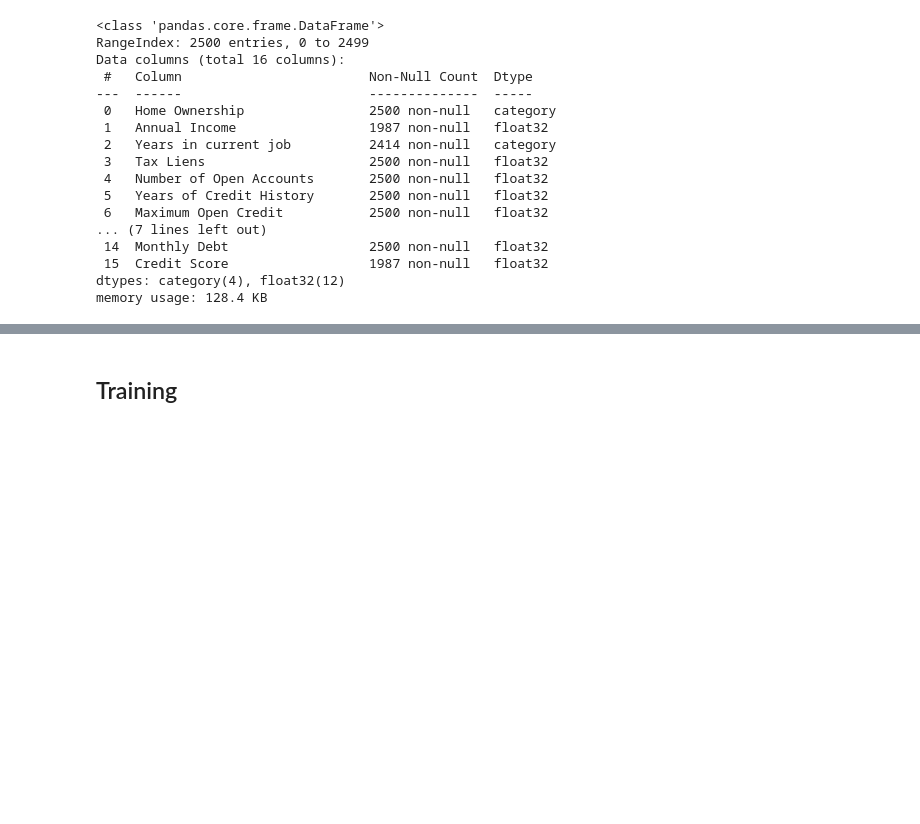
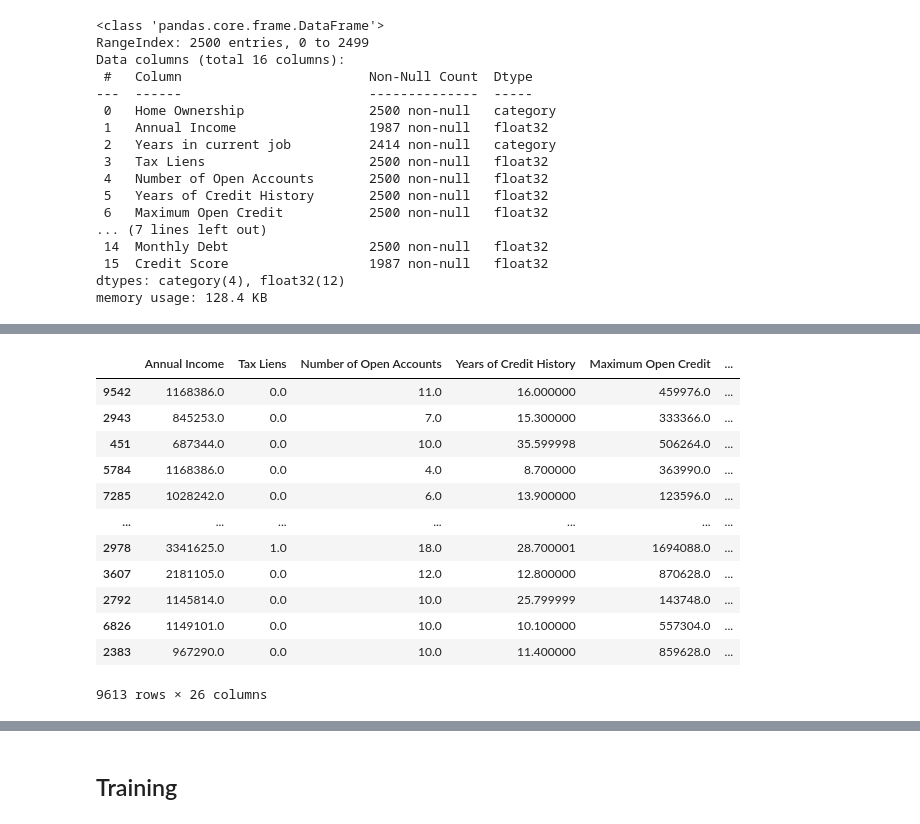
Before and after one commit to ro-mak/ClassificationCourseProject, a Jupyter notebook: ClassificationCourseProject.ipynb, the cells around one changed output, grey strips where cells are left out. Cells and saved outputs as stored; diff of their text form; code cells hidden in the pictures; blank space fills up the shorter version.

```diff
--- a/ClassificationCourseProject.ipynb
+++ b/ClassificationCourseProject.ipynb
@@ -353,0 +451,21 @@ df_test_transformed = data_preprocessor.transform(df_test)
+# %%
+bad_purpose = []
+average_purpose = []
+good_purpose = []
+for p in coords:
+    elem = coords[p]
+    if elem < 0:
+        bad_purpose.append(p)
+    elif elem >= 0 and elem < 0.2:
+        average_purpose.append(p)
+    elif elem >= 0.2:
+        good_purpose.append(p)
+#inner_df['bad_purpose'] = 0
+#inner_df['average_purpose'] = 0
+#inner_df['good_purpose'] = 0
+for b in bad_purpose:
+    df_train.loc[df_train['Purpose'] == b, 'Purpose']
+for a in average_purpose:
+    df_train.loc[df_train['Purpose'] == a, 'Purpose']
+for g in good_purpose:
+    df_train.loc[df_train['Purpose'] == g, 'Purpose']
@@ -353,0 +580,21 @@ df_test_transformed = data_preprocessor.transform(df_test)
+# %%
+feature_processor = ClassificationFeatureProcessor('Credit Default')
+feature_processor.fit(df_train)
+df_train = feature_processor.transform(df_train)
+# %%
+
+df_train
+# %% [output]
+|  | Annual Income | Tax Liens | Number of Open Accounts | Years of Credit History | Maximum Open Credit | ... |
+| 9542 | 1168386.0 | 0.0 | 11.0 | 16.000000 | 459976.0 | ... |
+| 2943 | 845253.0 | 0.0 | 7.0 | 15.300000 | 333366.0 | ... |
+| 451 | 687344.0 | 0.0 | 10.0 | 35.599998 | 506264.0 | ... |
+| 5784 | 1168386.0 | 0.0 | 4.0 | 8.700000 | 363990.0 | ... |
+| 7285 | 1028242.0 | 0.0 | 6.0 | 13.900000 | 123596.0 | ... |
+| ... | ... | ... | ... | ... | ... | ... |
+| 2978 | 3341625.0 | 1.0 | 18.0 | 28.700001 | 1694088.0 | ... |
+| 3607 | 2181105.0 | 0.0 | 12.0 | 12.800000 | 870628.0 | ... |
+| 2792 | 1145814.0 | 0.0 | 10.0 | 25.799999 | 143748.0 | ... |
+| 6826 | 1149101.0 | 0.0 | 10.0 | 10.100000 | 557304.0 | ... |
+| 2383 | 967290.0 | 0.0 | 10.0 | 11.400000 | 859628.0 | ... |
+9613 rows × 26 columns
```
Also changed, not shown: parts of 20 cells of this notebook.
